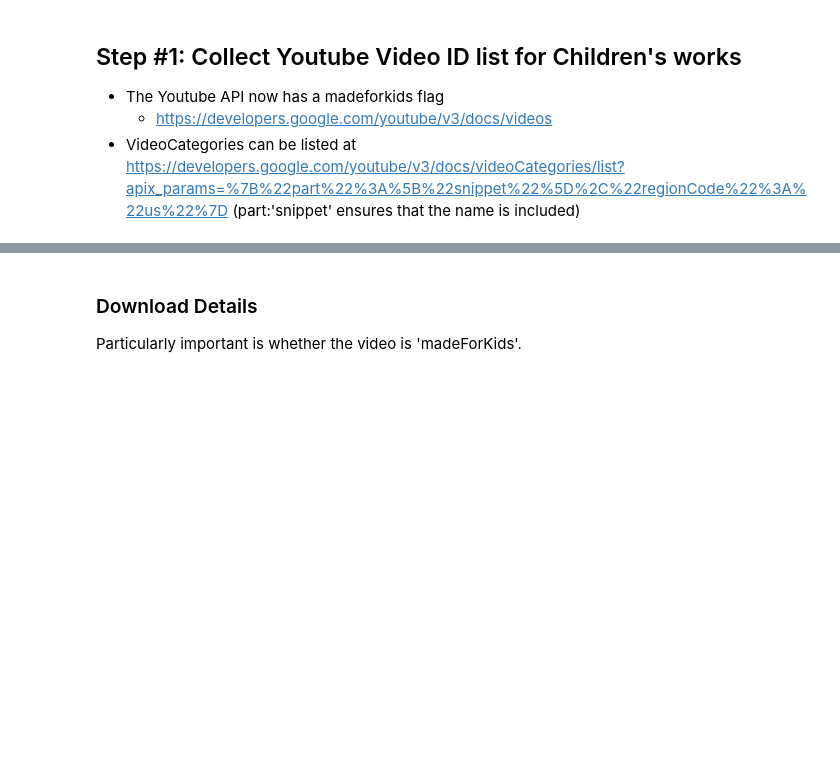
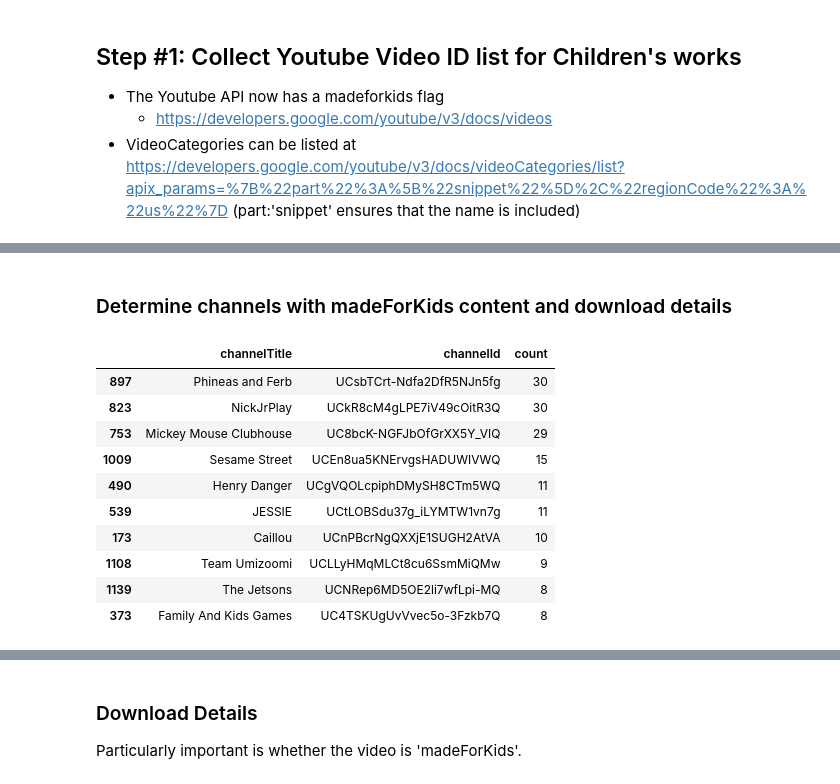
Before and after one commit to massivetexts/motes-corpus, a Jupyter notebook: YoutubeCollection.ipynb, the cells around one changed output, grey strips where cells are left out. Drawn from its saved outputs; the diff is of its cells as text; code cells hidden in the pictures; blank space fills up the shorter version.

```diff
--- a/YoutubeCollection.ipynb
+++ b/YoutubeCollection.ipynb
@@ -102,0 +121,29 @@ for topicId in ['/m/0f2f9','/m/0403l3g']: #,'/m/025zzc']: #['/m/019_rr', '/m/02v
+# %% [markdown]
+### Determine channels with madeForKids content and download details
+# %%
+ddf = dd.read_parquet('data/yt_info/details*').drop_duplicates('videoId')
+ddf = ddf[ddf.madeForKids == True]
+top_channels = ddf.groupby(['channelTitle', 'channelId'])[['videoId']].count().compute()
+top_channels = top_channels.reset_index().sort_values('videoId', ascending=False).rename(columns={'videoId':'count'})
+
+channelinfo = dd.read_parquet('data/yt_info/channelInfo*')
+if len(channelinfo) > 0:
+    already_processed_channels = channelinfo.channelId.compute().tolist()
+else:
+    already_processed_channels = []
+
+top_channels = top_channels[~top_channels.channelId.isin(already_processed_channels)]
+top_channels = top_channels[top_channels['count'] > 1]
+top_channels.head(10)
+# %% [output]
+|  | channelTitle | channelId | count |
+| 897 | Phineas and Ferb | UCsbTCrt-Ndfa2DfR5NJn5fg | 30 |
+| 823 | NickJrPlay | UCkR8cM4gLPE7iV49cOitR3Q | 30 |
+| 753 | Mickey Mouse Clubhouse | UC8bcK-NGFJbOfGrXX5Y_VIQ | 29 |
+| 1009 | Sesame Street | UCEn8ua5KNErvgsHADUWIVWQ | 15 |
+| 490 | Henry Danger | UCgVQOLcpiphDMySH8CTm5WQ | 11 |
+| 539 | JESSIE | UCtLOBSdu37g_iLYMTW1vn7g | 11 |
+| 173 | Caillou | UCnPBcrNgQXXjE1SUGH2AtVA | 10 |
+| 1108 | Team Umizoomi | UCLLyHMqMLCt8cu6SsmMiQMw | 9 |
+| 1139 | The Jetsons | UCNRep6MD5OE2li7wfLpi-MQ | 8 |
+| 373 | Family And Kids Games | UC4TSKUgUvVvec5o-3Fzkb7Q | 8 |
```
Also changed, not shown: parts of 34 cells of this notebook, 2 other files.
